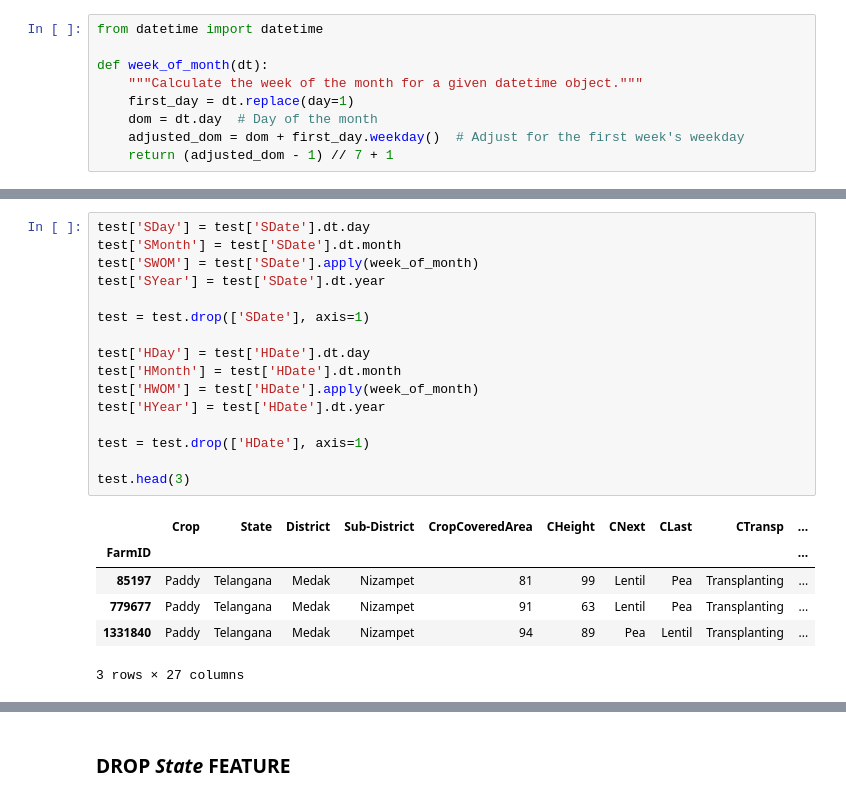
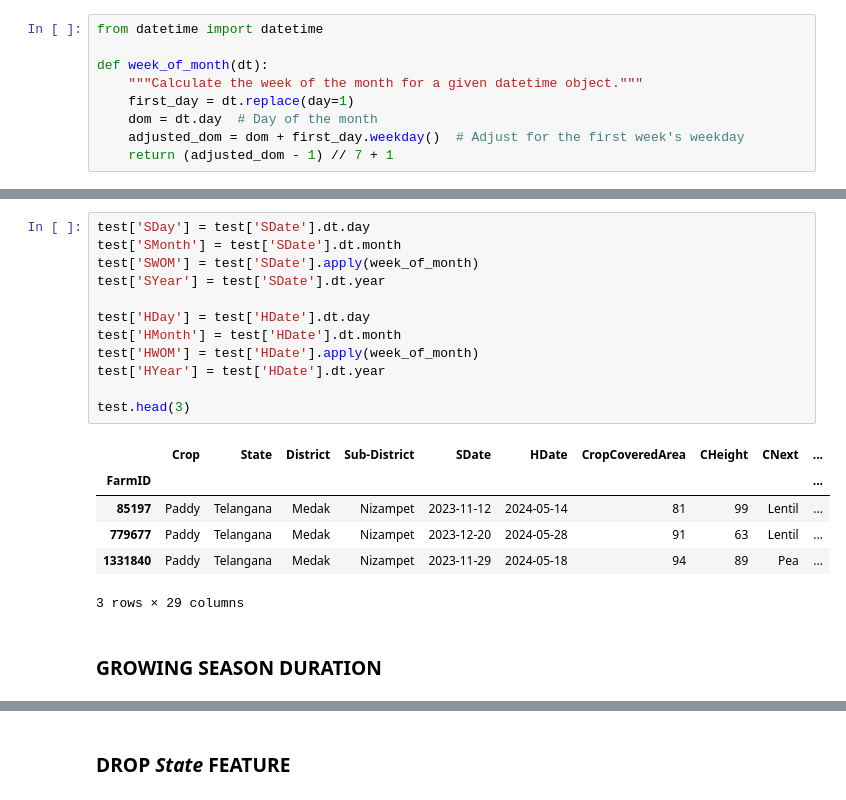
Before and after one commit to AduragbemiOyinlola/TCHC, a Jupyter notebook: notebook.ipynb, the cells around one changed output, grey strips where cells are left out. Cells and saved outputs as stored; diff of their text form.

```diff
--- a/notebook.ipynb
+++ b/notebook.ipynb
@@ -119,23 +115,21 @@ train.head(3)
 # %%
 test['SDay'] = test['SDate'].dt.day
 test['SMonth'] = test['SDate'].dt.month
 test['SWOM'] = test['SDate'].apply(week_of_month)
 test['SYear'] = test['SDate'].dt.year
 
-test = test.drop(['SDate'], axis=1)
-
 test['HDay'] = test['HDate'].dt.day
 test['HMonth'] = test['HDate'].dt.month
 test['HWOM'] = test['HDate'].apply(week_of_month)
 test['HYear'] = test['HDate'].dt.year
 
-test = test.drop(['HDate'], axis=1)
-
 test.head(3)
 # %% [output]
-|  | Crop | State | District | Sub-District | CropCoveredArea | CHeight | CNext | CLast | CTransp | ... |
+|  | Crop | State | District | Sub-District | SDate | HDate | CropCoveredArea | CHeight | CNext | ... |
 | FarmID |  |  |  |  |  |  |  |  |  | ... |
-| 85197 | Paddy | Telangana | Medak | Nizampet | 81 | 99 | Lentil | Pea | Transplanting | ... |
-| 779677 | Paddy | Telangana | Medak | Nizampet | 91 | 63 | Lentil | Pea | Transplanting | ... |
-| 1331840 | Paddy | Telangana | Medak | Nizampet | 94 | 89 | Pea | Lentil | Transplanting | ... |
+| 85197 | Paddy | Telangana | Medak | Nizampet | 2023-11-12 | 2024-05-14 | 81 | 99 | Lentil | ... |
+| 779677 | Paddy | Telangana | Medak | Nizampet | 2023-12-20 | 2024-05-28 | 91 | 63 | Lentil | ... |
+| 1331840 | Paddy | Telangana | Medak | Nizampet | 2023-11-29 | 2024-05-18 | 94 | 89 | Pea | ... |
-3 rows × 27 columns
+3 rows × 29 columns
+# %% [markdown]
+### **GROWING SEASON DURATION**
```
Also changed, not shown: parts of 26 cells of this notebook.
